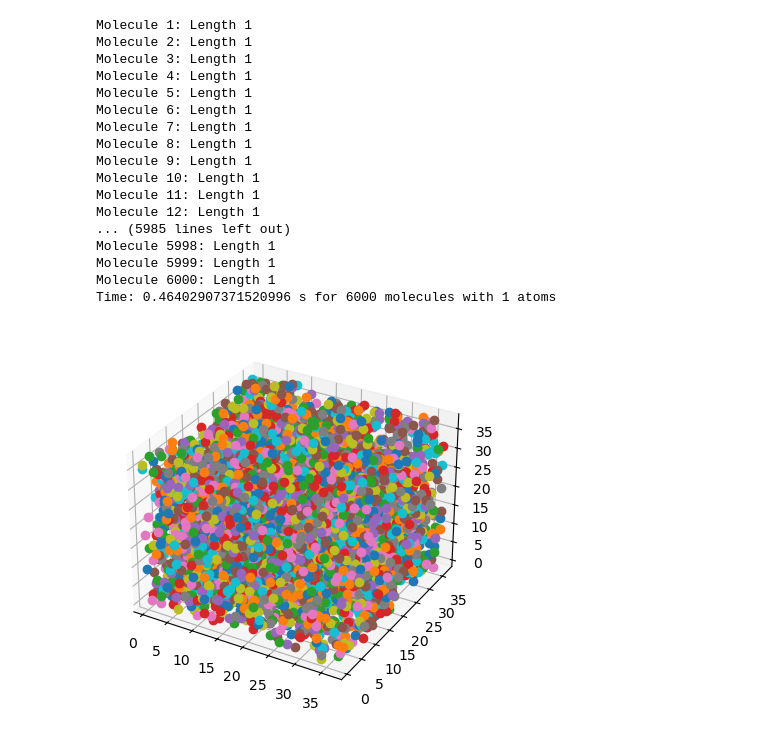
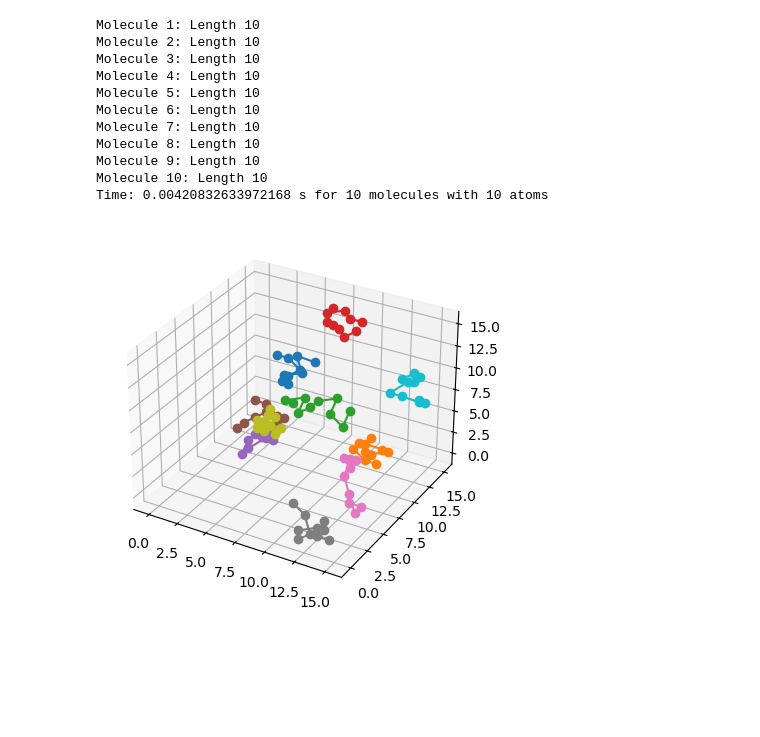
Before and after one commit to cmelab/Molecule_random_walk, a Jupyter notebook: 3D_class.ipynb, the cells around one changed output. Cells and saved outputs as stored; diff of their text form; code cells hidden in the pictures; blank space fills up the shorter version.

```diff
--- a/3D_class.ipynb
+++ b/3D_class.ipynb
@@ -4,7 +4,7 @@ import random
 import matplotlib.pyplot as plt
 import time
 import csv
-import gsd.hoomd
+# import gsd.hoomd
 
 start_time = time.time()  # Starting a timer
 
@@ -26,6 +26,14 @@ class System:  # The array within which the molecules will sit
         self.pos_hist = []
         self.finished_mols = np.array([])
         self.mol_pos = []
+        self.bonds = []
+        self.bondshistory = []
+        # self.moves = np.array([[1, 0, 0], [-1, 0, 0], [0, 1, 0], [0, -1, 0], [0, 0, 1], [0, 0, -1],
+        #                   [1, 1, 0], [1, -1, 0], [-1, 1, 0], [-1, -1, 0],
+        #                   [1, 0, 1], [1, 0, -1], [-1, 0, 1], [-1, 0, -1],
+        #                   [0, 1, 1], [0, 1, -1], [0, -1, 1], [0, -1, -1],
+        #                   [1, 1, 1], [1, 1, -1], [1, -1, 1], [1, -1, -1],
+        #                   [-1, 1, 1], [-1, 1, -1], [-1, -1, 1], [-1, -1, -1]])  # Possible moves for the random walk
 
     def save(self, position):
         """Saves the system such that it can be rolled back."""
@@ -38,6 +46,7 @@ class System:  # The array within which the molecules will sit
         """Returns system state back to before the random moves were made."""
         self.array = np.copy(self.sys_state)
         position = self.pos.copy()
+        self.rollback_count += 1
         return position
 
     def mega_undo(self):
@@ -46,6 +55,8 @@ class System:  # The array within which the molecules will sit
             self.sys_state = self.sys_hist.pop()
             self.array = self.sys_state
             self.pos = self.pos_hist.pop()
+            self.mega_undo_count += 1
+            self.rollback_count = 0
         return self.pos
 
     def save_mol(self, position):
@@ -58,6 +69,8 @@ class System:  # The array within which the molecules will sit
         if len(self.finished_mols) > 0:
             self.array = np.copy(self.finished_mols)
             position = self.mol_pos.copy()
+            self.rollback_count = 0  # Reset counters after undo_mol
+            self.mega_undo_count = 0
         else:
             self.reset()
             position = self.start_pos()
@@ -104,6 +117,8 @@ class System:  # The array within which the molecules will sit
             position = temp
             self.array[position[0], position[1], position[2]] = 1
             return True, position
+        # elif self.check_bond(position, temp) == False:
+        #     return False, position
         else:
             return False, position
 
@@ -123,8 +138,13 @@ class System:  # The array within which the molecules will sit
     #     s.configuration.box = [self.box_length, self.box_length, self.box_length, 0, 0, 0]traj = gsd.hoomd.open(name='test.gsd', mode='w')
     #     traj.append(s)
 
-    def check_bond(self):
-        pass
+    # def check_bond(self, position, temppos):
+    #     while True:
+    #         for move in self.moves:
+    #             if np.dot(np.cross(position, position + move), np.cross(temppos, temppos + move)) == 0:
+    #                 return False
+    #     return True
+
 
     def walk(self):
         """Creates a path taken by a Monte-Carlo simulation to make a chain of atoms."""
@@ -147,54 +167,43 @@ class System:  # The array within which the molecules will sit
             j = 0  # Count of rejected moves
 
             while i < self.mol_len:
                 move = moves[random.randint(0, 25)]
                 success, position = self.check(move, position)
                 if not success:
                     j += 1
                     if j >= self.rollback * 5:  # Check if too many erroneous moves have been made
                         position = self.undo()
-                        self.rollback_count += 1
                         j = 0
                         if self.rollback_count >= 5:
                             position = self.mega_undo()
-                            self.mega_undo_count += 1
-                            self.rollback_count = 0
                             if self.mega_undo_count >= 5:
                                 position = self.undo_mol()
-                                self.rollback_count = 0  # Reset counters after undo_mol
-                                self.mega_undo_count = 0
                                 self.array[position[0], position[1], position[2]] = 1
                                 path = [position.tolist()]  # Reset path
                                 i = 1
                     continue
                 self.save(position)
                 path.append(position.tolist())
                 i += 1
                 j = 0
             self.save_mol(position)
             self.all_paths.append(path)
             print(f"Molecule {path_num + 1}: Length {len(path)}")
 
-PPS = System(1, 6000)
+PPS = System(10, 10)
 PPS.walk()
 PPS.plot()
 PPS.output()
 # %% [output]
-Molecule 1: Length 1
-Molecule 2: Length 1
-Molecule 3: Length 1
-Molecule 4: Length 1
-Molecule 5: Length 1
-Molecule 6: Length 1
-Molecule 7: Length 1
-Molecule 8: Length 1
-Molecule 9: Length 1
-Molecule 10: Length 1
-Molecule 11: Length 1
-Molecule 12: Length 1
-... (5985 lines left out)
-Molecule 5998: Length 1
-Molecule 5999: Length 1
-Molecule 6000: Length 1
-Time: 0.46402907371520996 s for 6000 molecules with 1 atoms
+Molecule 1: Length 10
+Molecule 2: Length 10
+Molecule 3: Length 10
+Molecule 4: Length 10
+Molecule 5: Length 10
+Molecule 6: Length 10
+Molecule 7: Length 10
+Molecule 8: Length 10
+Molecule 9: Length 10
+Molecule 10: Length 10
+Time: 0.00420832633972168 s for 10 molecules with 10 atoms
-[figure, old version]
+[figure, new version]
```
